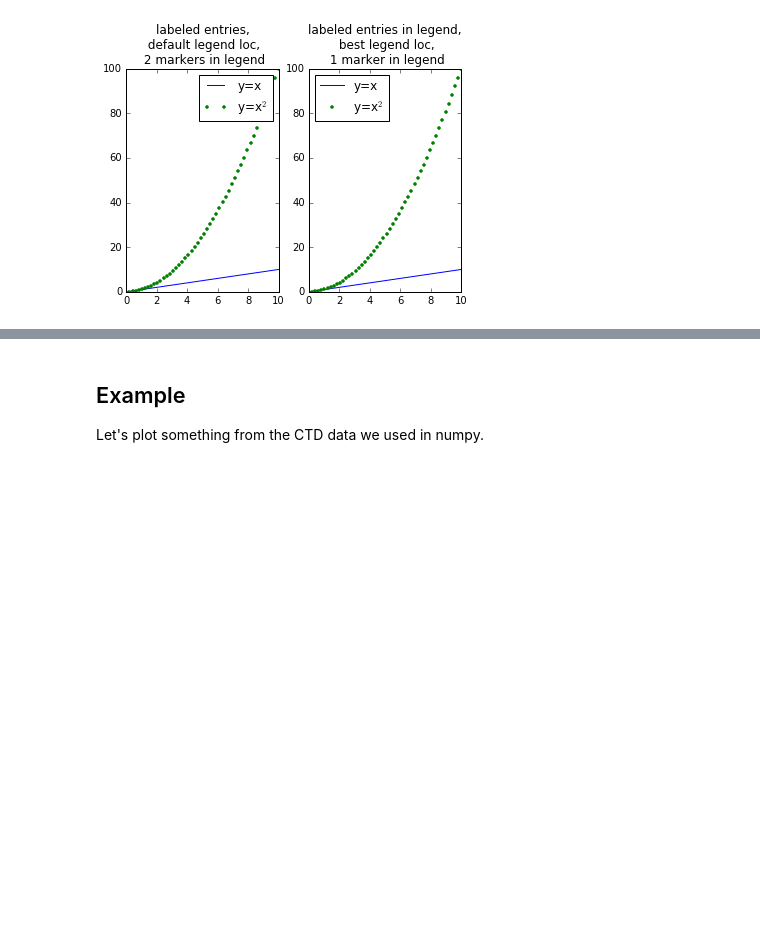
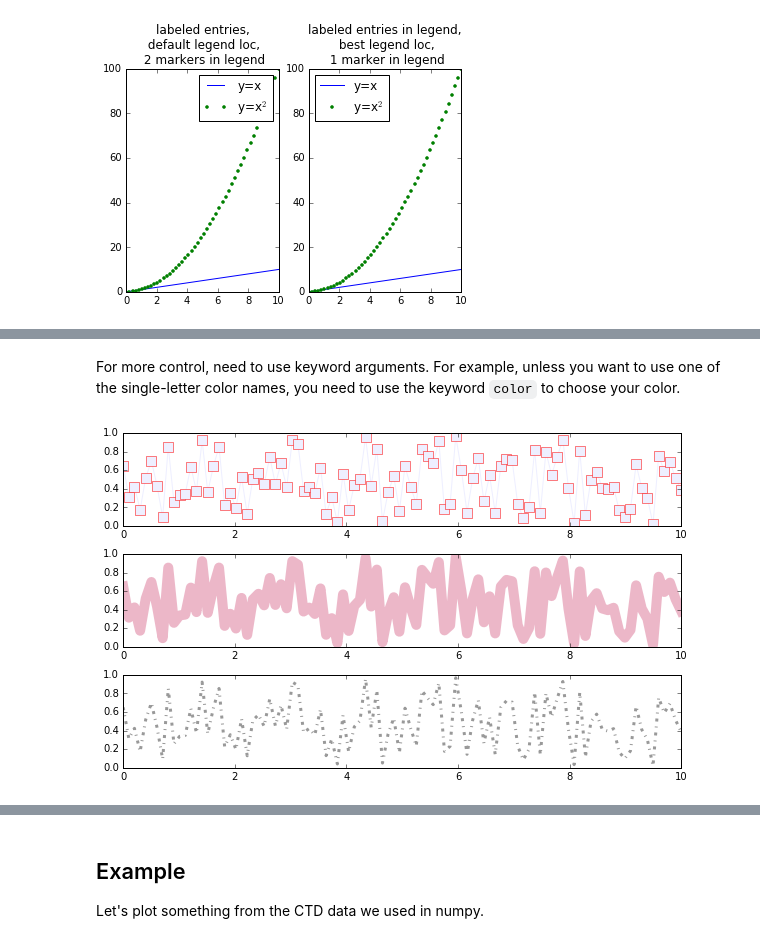
Before and after one commit to hetland/python4geosciences_OLD, a Jupyter notebook: materials/04 matplotlib.ipynb, the cells around one changed output, grey strips where cells are left out. Cells and saved outputs as stored; diff of their text form; code cells hidden in the pictures; blank space fills up the shorter version.

```diff
--- a/materials/04 matplotlib.ipynb
+++ b/materials/04 matplotlib.ipynb
@@ -440,0 +442,11 @@ For more control, need to use keyword arguments. For example, unless you want to
+# %% [markdown]
+For more control, need to use keyword arguments. For example, unless you want to use one of the single-letter color names, you need to use the keyword `color` to choose your color.
+# %%
+fig, axes = plt.subplots(3, 1, figsize=(10, 6))
+# Large light blue squares (defined by hex) with red edges
+axes[0].plot(x, y, color='#eeefff', markersize=10, marker='s', markeredgecolor='r')
+axes[1].plot(x, y, color='palevioletred', linewidth=10, alpha=0.5)  # Thick, half-transparent line
+axes[2].plot(x, y, '-.', color='0.6', lw=3)  # grayscale line
+fig.subplots_adjust(hspace = 0.3)
+# %% [output]
+[figure, added]
```
Also changed, not shown: parts of 48 cells of this notebook.
